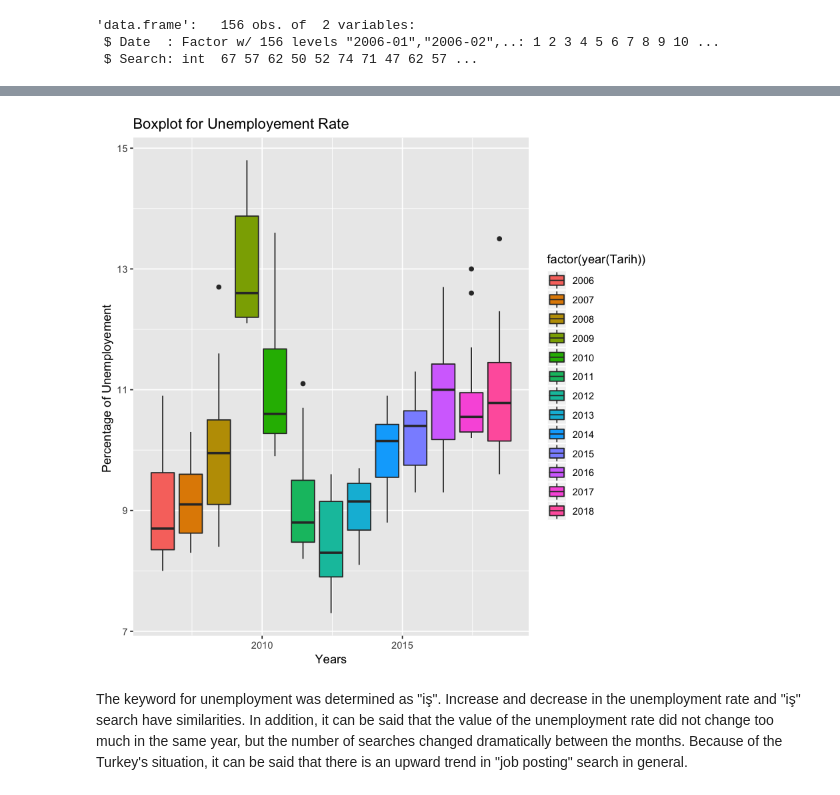
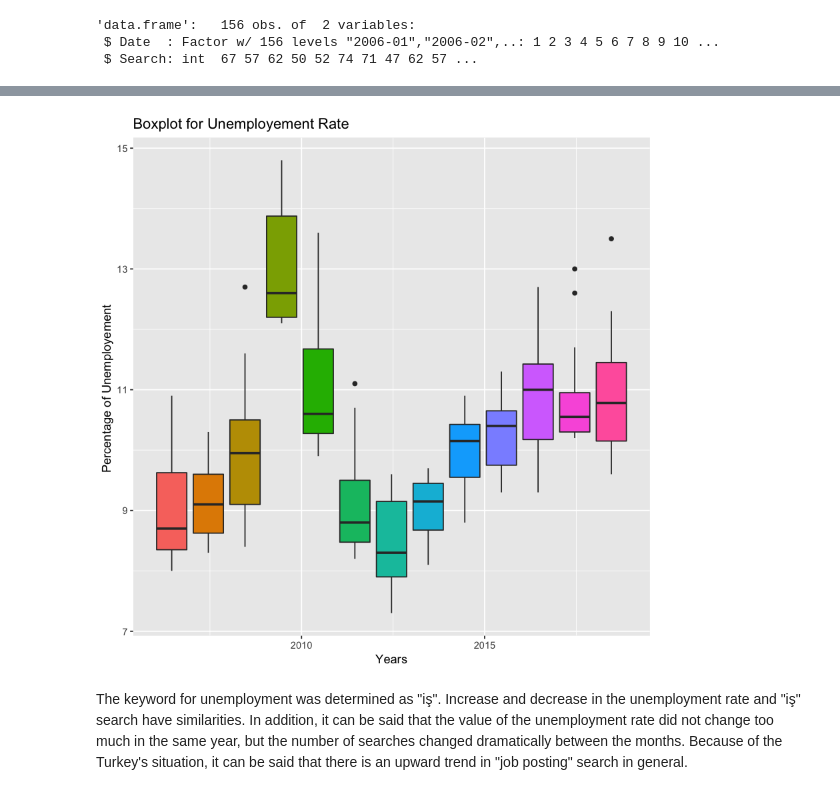
Before and after one commit to BU-IE-360/fall20-mbahadir, a Jupyter notebook: Homework1/Homework1.ipynb, the cells around one changed output, grey strips where cells are left out. Saved outputs shown, nothing was run; the diff lists cells and outputs as text; code cells hidden in the pictures.

```diff
--- a/Homework1/Homework1.ipynb
+++ b/Homework1/Homework1.ipynb
@@ -189,8 +192,9 @@ Warning message in grid.Call(C_textBounds, as.graphicsAnnot(x$label), x$x, x$y,
 # %%
 ggplot(unemployement_df,aes(x=Tarih,y=issizlik,group=year(Tarih)))+ geom_boxplot(aes(fill=factor(year(Tarih))))+
-  xlab("Years") + ylab("Percentage of Unemployement ")+ ggtitle("Boxplot for Unemployement Rate")
+  xlab("Years") + ylab("Percentage of Unemployement ")+ ggtitle("Boxplot for Unemployement Rate")+
+  theme(legend.position = "none")
 # %% [output]
-[figure, old version]
+[figure, new version]
 # %% [markdown]
 The keyword for unemployment was determined as "iş". Increase and decrease in the unemployment rate and "iş" search have similarities. In addition, it can be said that the value of the unemployment rate did not change too much in the same year, but the number of searches changed dramatically between the months. Because of the Turkey's situation, it can be said that there is an upward trend in "job posting" search in general.
 # %%
```
Also changed, not shown: parts of 5 cells of this notebook, 7 other files.
